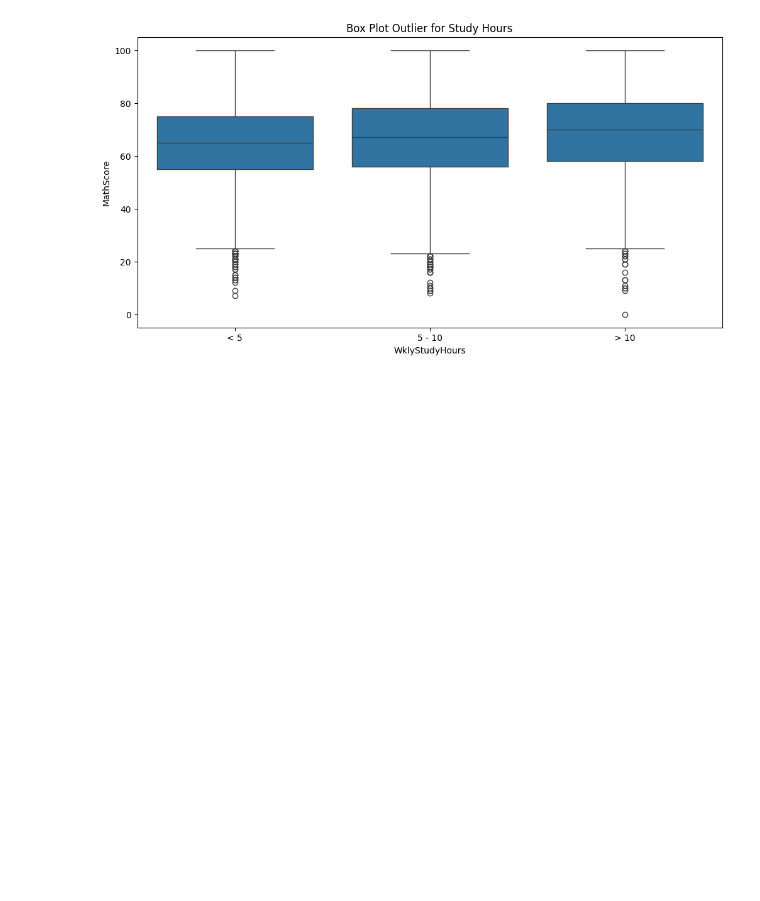
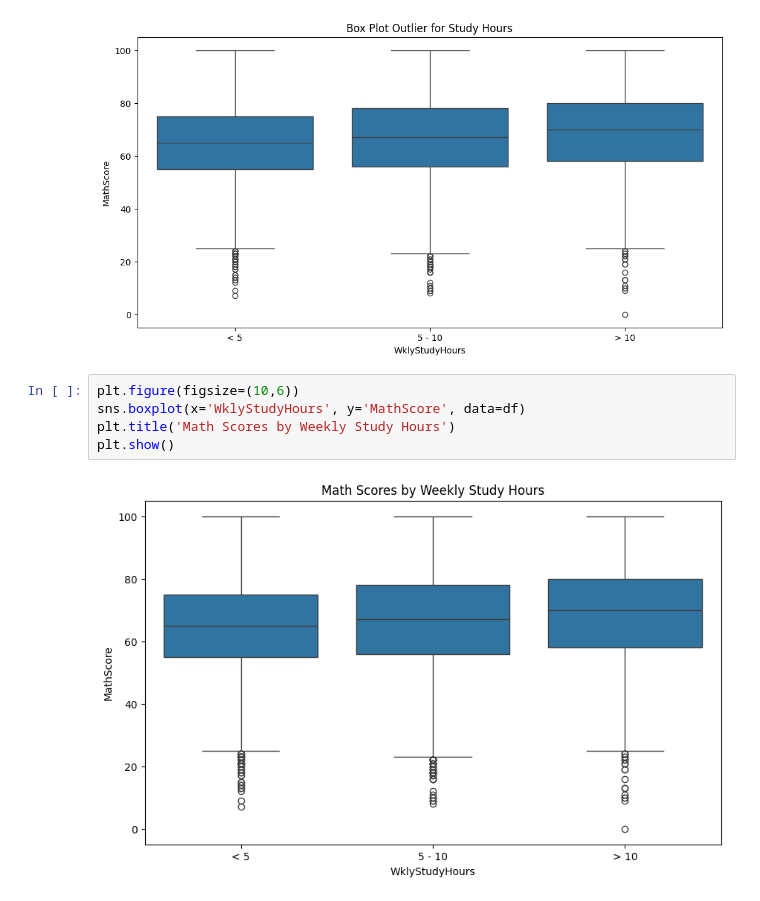
Before and after one commit to Vivek-SD45/student_score_analysis_python, a Jupyter notebook: ProjectPy.ipynb, the cells around one changed output. Saved outputs shown, nothing was run; the diff lists cells and outputs as text; blank space fills up the shorter version.

```diff
--- a/ProjectPy.ipynb
+++ b/ProjectPy.ipynb
@@ -231,3 +232,10 @@ plt.title('Box Plot Outlier for Study Hours')
 plt.show()
 # %% [output]
 [figure]
+# %%
+plt.figure(figsize=(10,6))
+sns.boxplot(x='WklyStudyHours', y='MathScore', data=df)
+plt.title('Math Scores by Weekly Study Hours')
+plt.show()
+# %% [output]
+[figure, added]
```
Also changed, not shown: parts of 15 cells of this notebook.
